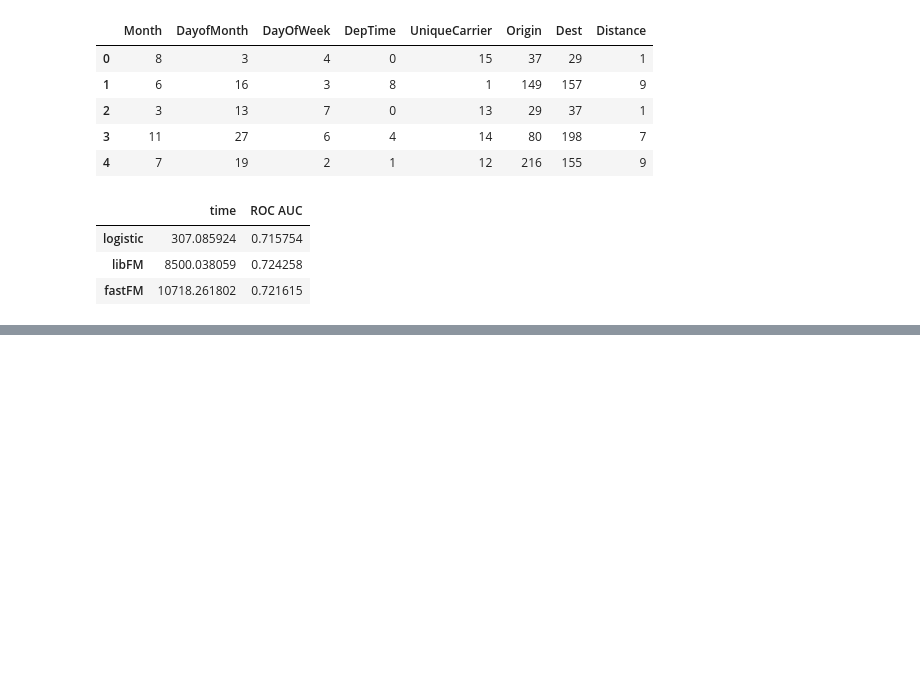
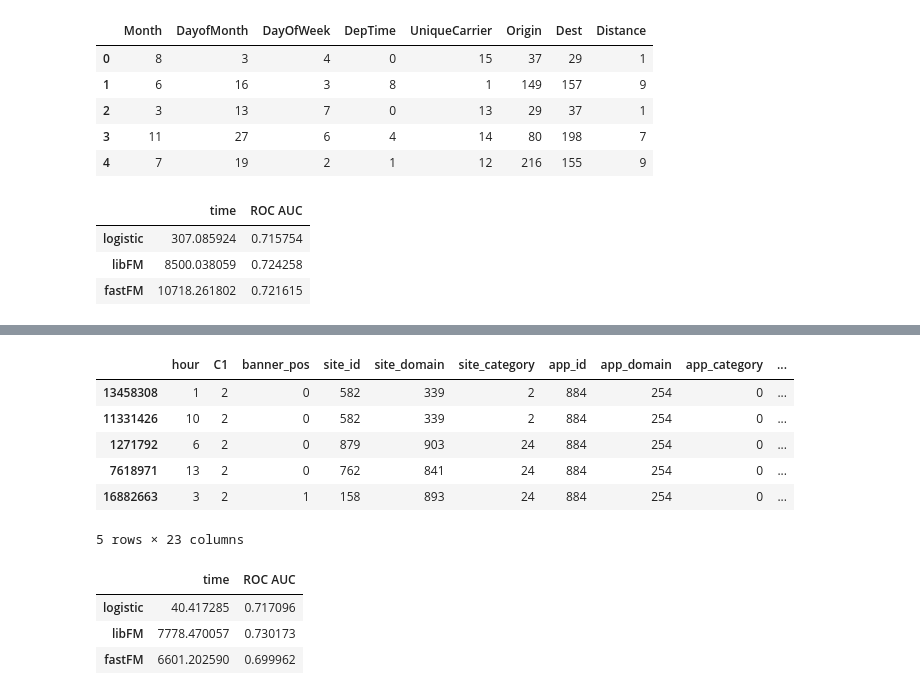
Before and after one commit to arogozhnikov/cats, a Jupyter notebook: notebooks/InitialTests.ipynb, the cells around one changed output, grey strips where cells are left out. Saved outputs shown, nothing was run; the diff lists cells and outputs as text; code cells hidden in the pictures; blank space fills up the shorter version.

Commit message:
finished first tests with libFM

```diff
--- a/notebooks/InitialTests.ipynb
+++ b/notebooks/InitialTests.ipynb
@@ -334,0 +310,3 @@ print roc_auc_score(trainY[train_start::2], logs.predict_train(trainX[train_star
+# %%
+trainX, testX, trainY, testY = load_problems.load_problem_flight_extended(large=False)
+trainX.head()
@@ -334,0 +334,22 @@ print roc_auc_score(trainY[train_start::2], logs.predict_train(trainX[train_star
+# %%
+trainX, testX, trainY, testY = load_problems.load_problem_ad(train_size=100000)
+# taking max hash of 1000 for each category
+trainX = trainX % 1000
+testX = testX % 1000
+trainX.head()
+# %% [output]
+|  | hour | C1 | banner_pos | site_id | site_domain | site_category | app_id | app_domain | app_category | ... |
+| 13458308 | 1 | 2 | 0 | 582 | 339 | 2 | 884 | 254 | 0 | ... |
+| 11331426 | 10 | 2 | 0 | 582 | 339 | 2 | 884 | 254 | 0 | ... |
+| 1271792 | 6 | 2 | 0 | 879 | 903 | 24 | 884 | 254 | 0 | ... |
+| 7618971 | 13 | 2 | 0 | 762 | 841 | 24 | 884 | 254 | 0 | ... |
+| 16882663 | 3 | 2 | 1 | 158 | 893 | 24 | 884 | 254 | 0 | ... |
+5 rows × 23 columns
+# %%
+test_on_dataset(trainX, testX, trainY, testY,
+                task_name='avazu100k', classification=True, use_pylibfm=False)
+# %% [output]
+|  | time | ROC AUC |
+| logistic | 40.417285 | 0.717096 |
+| libFM | 7778.470057 | 0.730173 |
+| fastFM | 6601.202590 | 0.699962 |
```
Also changed, not shown: parts of 26 cells of this notebook, 1 other file.
